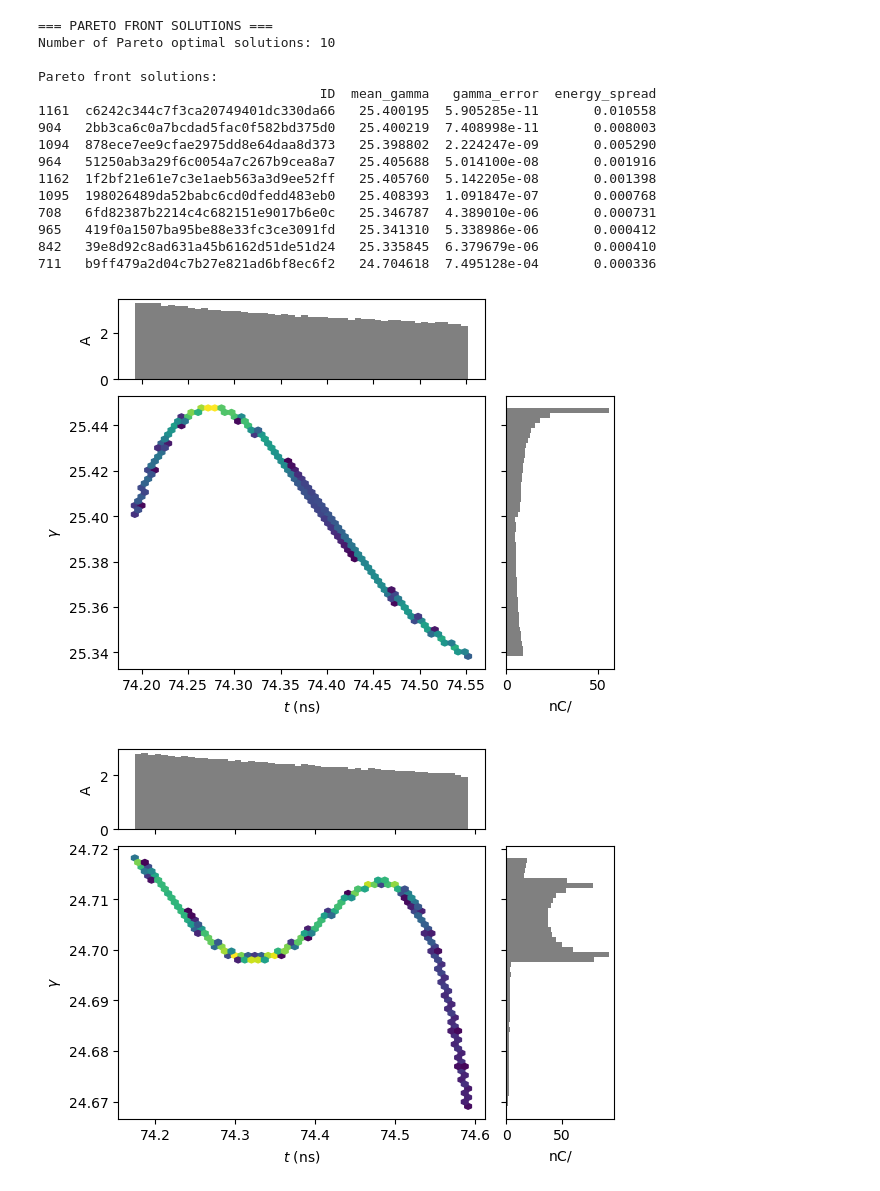
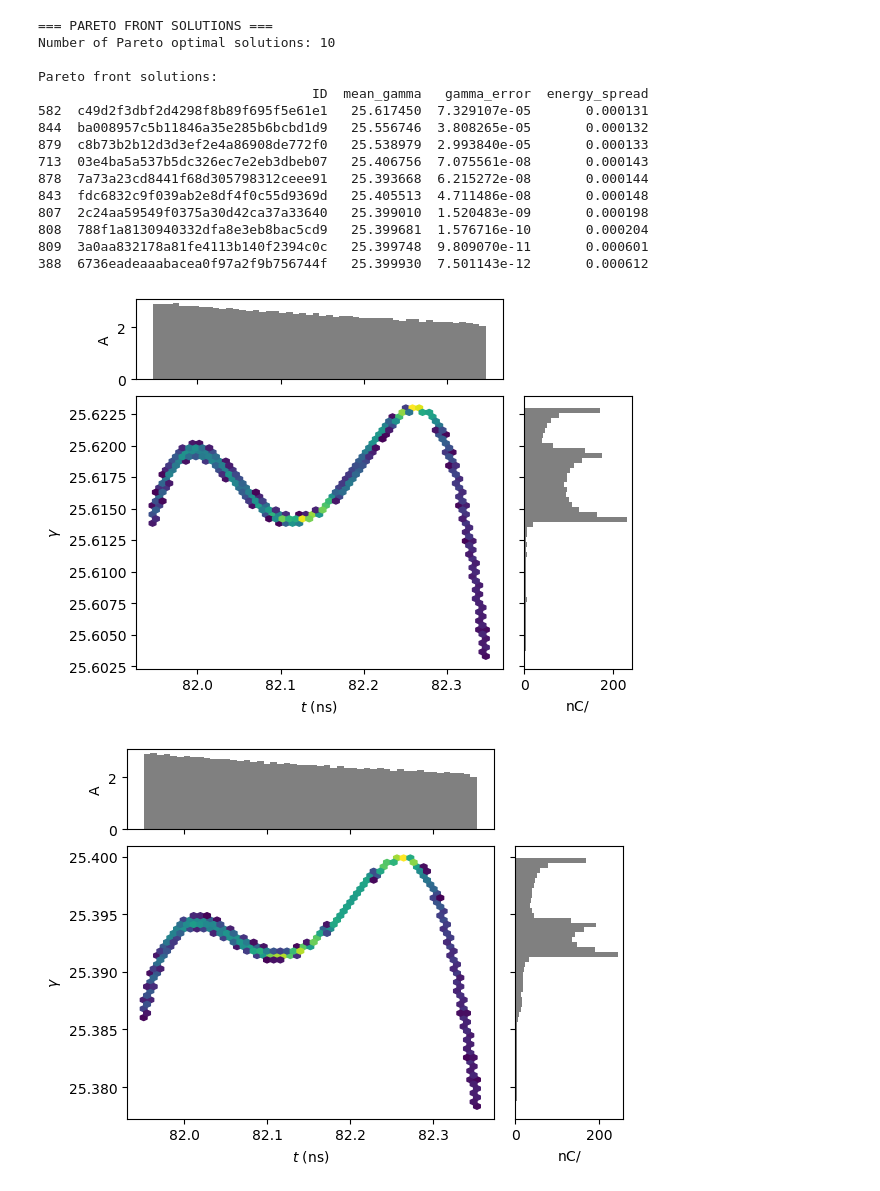
Before and after one commit to ndwang/LEC_optimization, a Jupyter notebook: read_output.ipynb, the cells around one changed output. Saved outputs shown, nothing was run; the diff lists cells and outputs as text; code cells hidden in the pictures.

```diff
--- a/read_output.ipynb
+++ b/read_output.ipynb
@@ -12,8 +12,8 @@ import yaml
 import pandas as pd
 from glob import glob
 # %%
-OUTPUT_PATH = "cav_run2_20250714/"
-#OUTPUT_PATH = "temp/"
+#OUTPUT_PATH = "cav_run2_20250714/"
+OUTPUT_PATH = "temp/"
 # %%
 # find all popolation files and sort by generation
 pop_files = sorted(glob(OUTPUT_PATH + "cnsga_population*"))
@@ -133,9 +133,9 @@ for i, var in enumerate(variables):
         ax.set_yscale('log')
         ax.grid(True, alpha=0.3)
         if var == 'phase':
-            ax.set_xlim(-0.03, 0.03)
+            ax.set_xlim(0.01, 0.02)
         elif var == 'phase3':
-            ax.set_xlim(0.4, 0.6)
+            ax.set_xlim(0.53, 0.55)
         elif var == 'voltage':
             ax.set_xlim(780e3, 880e3)
         elif var == 'voltage3':
@@ -273,7 +273,7 @@ print("\nPareto front solutions:")
 best_gamma = pareto_df.sort_values(by=['gamma_error', 'energy_spread'])
 best_energy = pareto_df.sort_values(by=['energy_spread', 'gamma_error'])
 
-pareto_display = best_gamma[['ID', 'mean_gamma'] + objectives]
+pareto_display = best_energy[['ID', 'mean_gamma'] + objectives]
 #pareto_display_energy = best_energy[['ID', 'mean_gamma'] + objectives]
 pd.set_option('display.expand_frame_repr', False)
 print(pareto_display)
@@ -283,26 +283,26 @@ print(pareto_display)
 Number of Pareto optimal solutions: 10
 
 Pareto front solutions:
-                                    ID  mean_gamma   gamma_error  energy_spread
-1161  c6242c344c7f3ca20749401dc330da66   25.400195  5.905285e-11       0.010558
-904   2bb3ca6c0a7bcdad5fac0f582bd375d0   25.400219  7.408998e-11       0.008003
-1094  878ece7ee9cfae2975dd8e64daa8d373   25.398802  2.224247e-09       0.005290
-964   51250ab3a29f6c0054a7c267b9cea8a7   25.405688  5.014100e-08       0.001916
-1162  1f2bf21e61e7c3e1aeb563a3d9ee52ff   25.405760  5.142205e-08       0.001398
-1095  198026489da52babc6cd0dfedd483eb0   25.408393  1.091847e-07       0.000768
-708   6fd82387b2214c4c682151e9017b6e0c   25.346787  4.389010e-06       0.000731
-965   419f0a1507ba95be88e33fc3ce3091fd   25.341310  5.338986e-06       0.000412
-842   39e8d92c8ad631a45b6162d51de51d24   25.335845  6.379679e-06       0.000410
-711   b9ff479a2d04c7b27e821ad6bf8ec6f2   24.704618  7.495128e-04       0.000336
+                                   ID  mean_gamma   gamma_error  energy_spread
+582  c49d2f3dbf2d4298f8b89f695f5e61e1   25.617450  7.329107e-05       0.000131
+844  ba008957c5b11846a35e285b6bcbd1d9   25.556746  3.808265e-05       0.000132
+879  c8b73b2b12d3d3ef2e4a86908de772f0   25.538979  2.993840e-05       0.000133
+713  03e4ba5a537b5dc326ec7e2eb3dbeb07   25.406756  7.075561e-08       0.000143
+878  7a73a23cd8441f68d305798312ceee91   25.393668  6.215272e-08       0.000144
+843  fdc6832c9f039ab2e8df4f0c55d9369d   25.405513  4.711486e-08       0.000148
+807  2c24aa59549f0375a30d42ca37a33640   25.399010  1.520483e-09       0.000198
+808  788f1a8130940332dfa8e3eb8bac5cd9   25.399681  1.576716e-10       0.000204
+809  3a0aa832178a81fe4113b140f2394c0c   25.399748  9.809070e-11       0.000601
+388  6736eadeaaabacea0f97a2f9b756744f   25.399930  7.501143e-12       0.000612
 # %%
-selected_ID = ["1f2bf21e61e7c3e1aeb563a3d9ee52ff", "b9ff479a2d04c7b27e821ad6bf8ec6f2"]
+selected_ID = ["c49d2f3dbf2d4298f8b89f695f5e61e1", "7a73a23cd8441f68d305798312ceee91"]
 pgs = []
 #global_y_limits = (25, 25.6)
 for i, ID in enumerate(selected_ID):
     # Read particle data
     pg = ParticleGroup(OUTPUT_PATH + ID + ".h5")
     pgs.append(pg)
     pg.plot('t', 'gamma')
 # %% [output]
-[figure, old version]
+[figure, new version]
-[figure, old version]
+[figure, new version]
```
Also changed, not shown: parts of 12 cells of this notebook.
